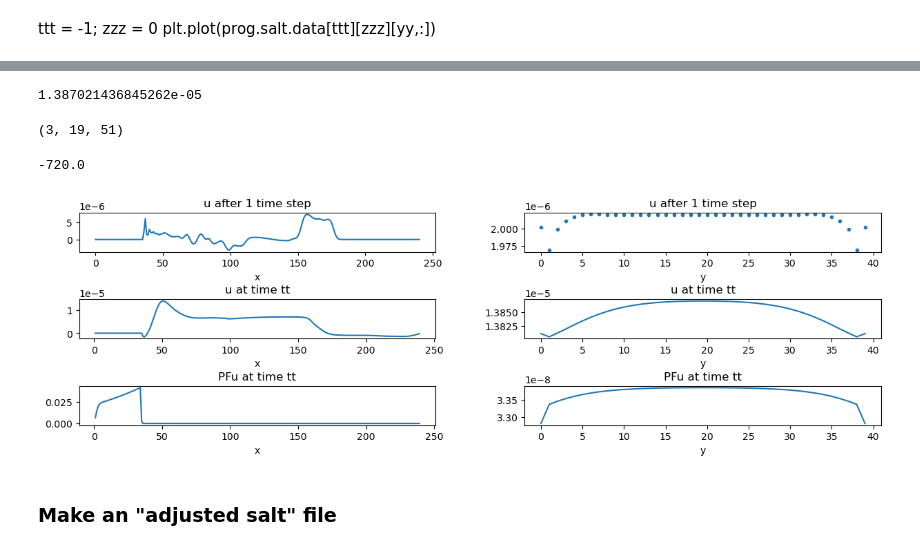
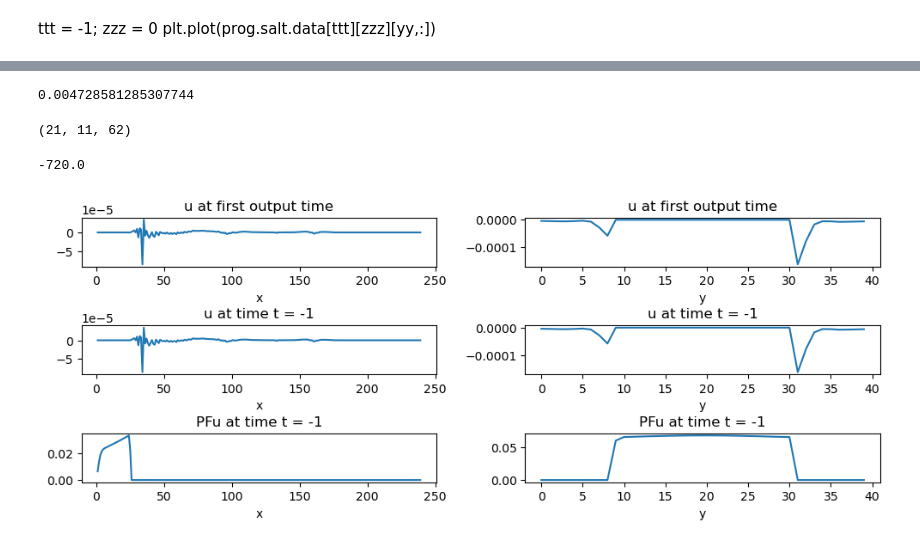
Before and after one commit to yungcm/MOM6-examples, a Jupyter notebook: ocean_only/seamount/ice_to_rock/analysis.ipynb, the cells around one changed output, grey strips where cells are left out. Saved outputs shown, nothing was run; the diff lists cells and outputs as text; code cells hidden in the pictures.

```diff
--- a/ocean_only/seamount/ice_to_rock/analysis.ipynb
+++ b/ocean_only/seamount/ice_to_rock/analysis.ipynb
@@ -79,43 +230,45 @@ print(np.nanmax(prog.v.data[-1]), np.nanmin(prog.v.data[-1])) # 0.00125095570730
 # %%
-arr = prog.u.data[-1]
+arr = prog.v.data[-1]
 ind = np.unravel_index(np.nanargmax(arr),arr.shape)
 print(arr[ind])
 ind
 # %% [output]
-1.387021436845262e-05
+0.004728581285307744
-(3, 19, 51)
+(21, 11, 62)
 # %%
 np.nanmin(prog.e.data[0])
 # %% [output]
 -720.0
 # %%
-aft = xr.open_dataset(di + '/after_ts_2_u.nc')
+#aft = xr.open_dataset(di + '/after_ts_2_u.nc') # works only for 1 core, shows u after 1 time step
 mo = xr.open_dataset(di + '/mom.nc')
 
-fig,axes = plt.subplots(nrows = 3, ncols = 2, figsize = (15,4))
+fig,axes = plt.subplots(nrows = 3, ncols = 2, figsize = (12,4))
 
-tt=-1; zzz=3; yy=19; xx=51
-axes[0,0].plot(aft.u.data[zzz,yy+4,4:-4])
+tt=-1; zz=7; yy=0; xx=56
+#axes[0,0].plot(aft.u.data[zzz,yy+NHALO,NHALO:-NHALO])
+axes[0,0].plot(prog.u[0][zz].data[yy,:])
 axes[0,0].set_xlabel("x")
-axes[0,0].set_title("u after 1 time step")
-axes[0,1].plot(aft.u.data[zzz,4:-4,xx+4],'.')
+axes[0,0].set_title("u at first output time") # depends on diag_table setting
+#axes[0,1].plot(aft.u.data[zzz,NHALO:-NHALO,xx+NHALO],'o')
+axes[0,1].plot(prog.u[0][zz].data[:,xx])
 axes[0,1].set_xlabel("y")
-axes[0,1].set_title("u after 1 time step")
-axes[1,0].plot(prog.u[tt][zzz].data[yy,:])
+axes[0,1].set_title("u at first output time") # depends on diag_table setting
+axes[1,0].plot(prog.u[tt][zz].data[yy,:])
 axes[1,0].set_xlabel("x")
-axes[1,0].set_title("u at time tt")
-axes[1,1].plot(prog.u[tt][zzz].data[:,xx])
+axes[1,0].set_title("u at time t = {}".format(tt))
+axes[1,1].plot(prog.u[tt][zz].data[:,xx])
 axes[1,1].set_xlabel("y")
-axes[1,1].set_title("u at time tt")
-axes[2,0].plot(mo.PFu[tt][zzz].data[yy,:])
+axes[1,1].set_title("u at time t = {}".format(tt))
+axes[2,0].plot(mo.PFu[tt][zz].data[yy,:])
 axes[2,0].set_xlabel("x")
-axes[2,0].set_title("PFu at time tt")
-axes[2,1].plot(mo.PFu[tt][zzz].data[:,xx])
+axes[2,0].set_title("PFu at time t = {}".format(tt))
+axes[2,1].plot(mo.PFu[tt][zz].data[:,xx])
 axes[2,1].set_xlabel("y")
-axes[2,1].set_title("PFu at time tt")
+axes[2,1].set_title("PFu at time t = {}".format(tt))
 
 plt.subplots_adjust(wspace = 0.25, hspace = 1.2)
+
+mo.close()
 # %% [output]
-[figure, old version]
+[figure, new version]
-# %% [markdown]
-### Make an "adjusted salt" file
```
Also changed, not shown: parts of 41 cells of this notebook, 8 other files.
